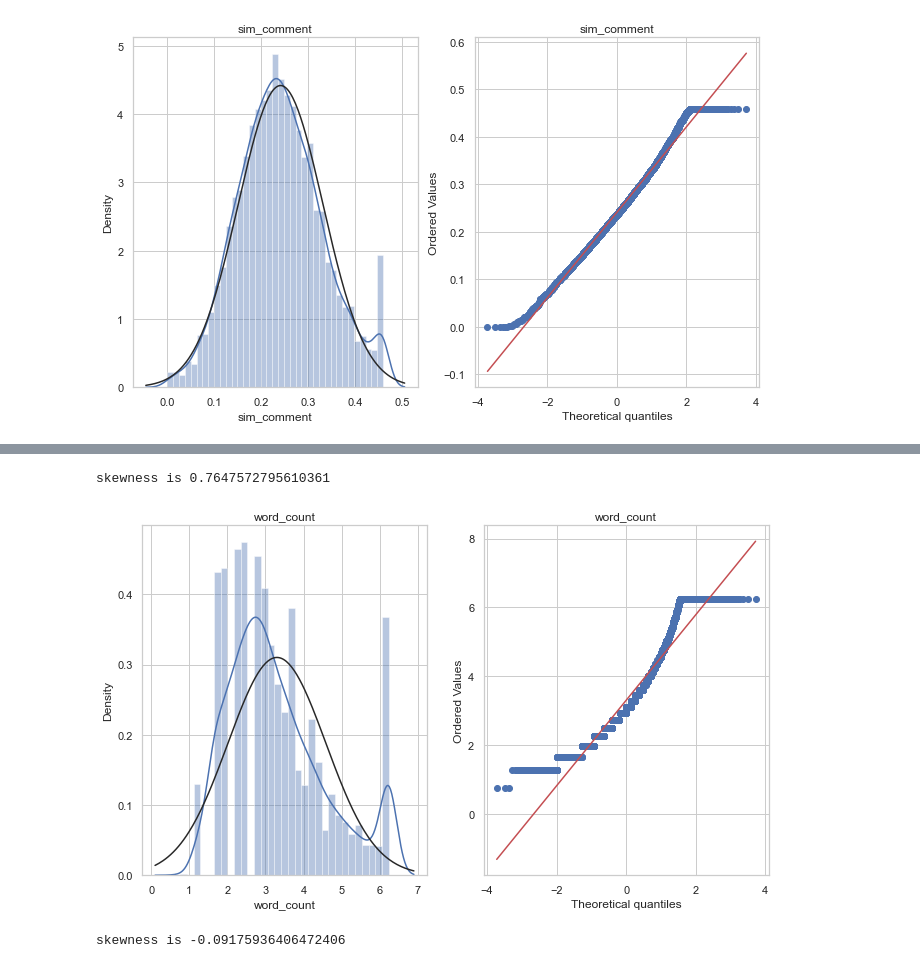
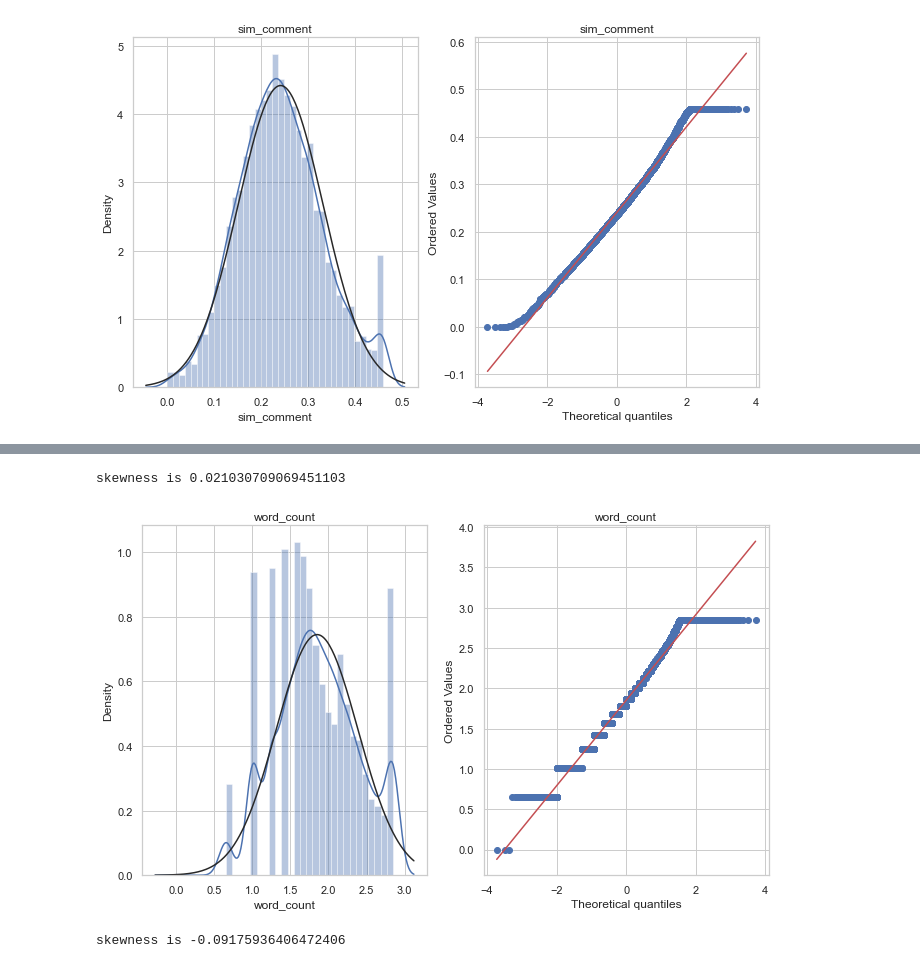
Before and after one commit to OvinduWijethunge/Machine_Learning_Projects, a Jupyter notebook: youtube spam classifier/EAD & FE.ipynb, the cells around one changed output, grey strips where cells are left out. Saved outputs shown, nothing was run; the diff lists cells and outputs as text; code cells hidden in the pictures.

```diff
--- a/youtube spam classifier/EAD & FE.ipynb
+++ b/youtube spam classifier/EAD & FE.ipynb
@@ -401,6 +399,7 @@ plt.show()
 # %%
 # 'post_coment_gap'
-df10 = df9.copy()
+#df10 = df9.copy()
+df10 = df8.copy()
 # %%
 sns.set_theme(style='darkgrid')
 sns.boxplot(y=df10['post_coment_gap'])
@@ -940,11 +934,11 @@ skewness is 0.7647572795610361
 # Boxcox transformation is better for word_count
 # we gonna add it to df11
 # %%
-df11['word_count']=boxcox1p(df11['word_count'],0.25)
+df11['word_count'],_=stat.boxcox(df11['word_count'])
 plot_data(df11,'word_count')
 # %% [output]
-skewness is 0.7647572795610361
+skewness is 0.021030709069451103
-[figure, old version]
+[figure, new version]
 # %%
 # 'length_of_comment'
 df12 = df11.copy()
```
Also changed, not shown: parts of 38 cells of this notebook, 1 other file.
